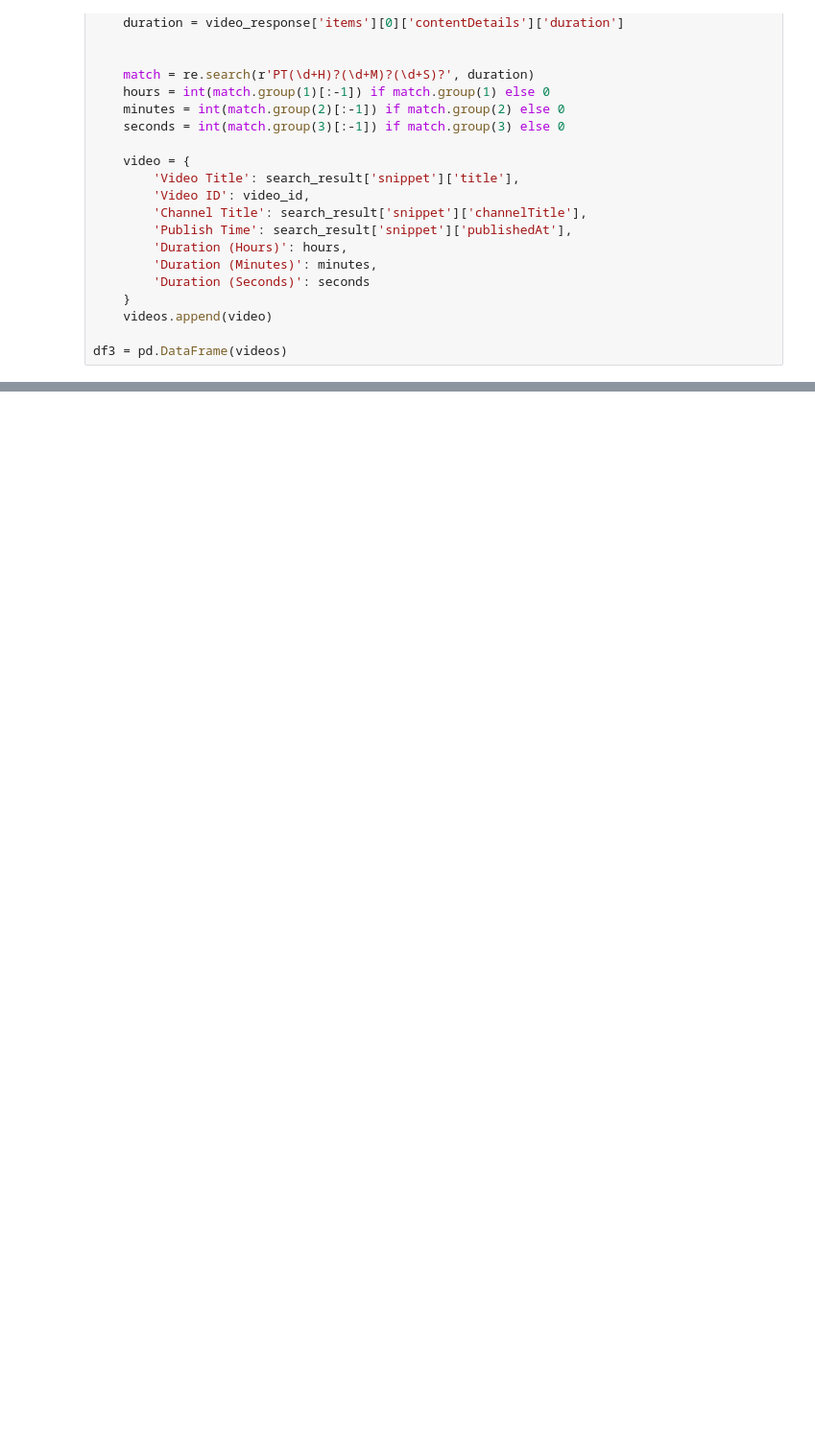
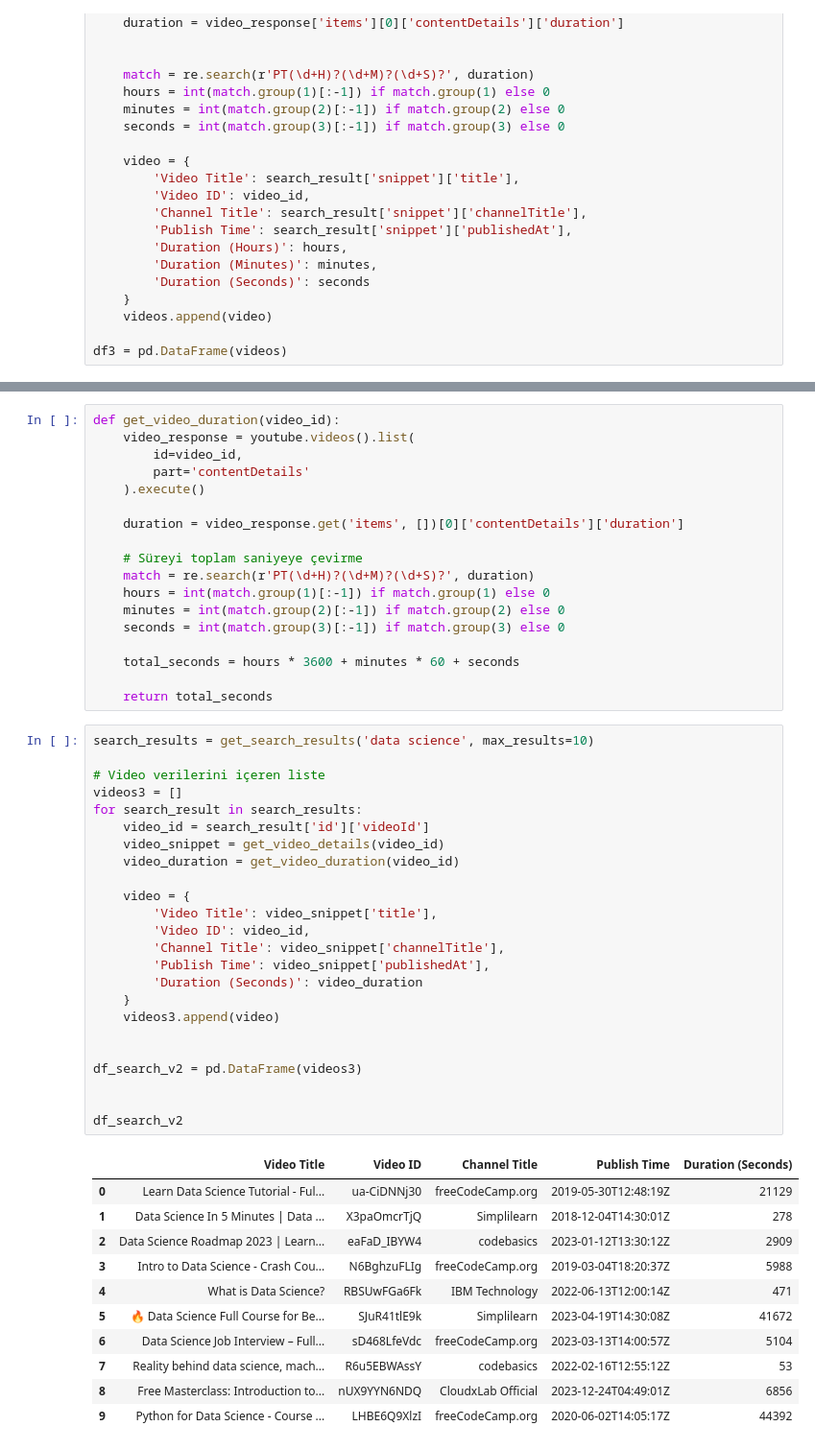
Before and after one commit to zekiye-kart/api-example-project, a Jupyter notebook: youtube-example.ipynb, the cells around one changed output, grey strips where cells are left out. Shown at 96% size. Drawn from its saved outputs; the diff is of its cells as text; blank space fills up the shorter version.

```diff
--- a/youtube-example.ipynb
+++ b/youtube-example.ipynb
@@ -204,0 +273,54 @@ df3
+# %%
+def get_video_duration(video_id):
+    video_response = youtube.videos().list(
+        id=video_id,
+        part='contentDetails'
+    ).execute()
+
+    duration = video_response.get('items', [])[0]['contentDetails']['duration']
+
+    # Süreyi toplam saniyeye çevirme
+    match = re.search(r'PT(\d+H)?(\d+M)?(\d+S)?', duration)
+    hours = int(match.group(1)[:-1]) if match.group(1) else 0
+    minutes = int(match.group(2)[:-1]) if match.group(2) else 0
+    seconds = int(match.group(3)[:-1]) if match.group(3) else 0
+
+    total_seconds = hours * 3600 + minutes * 60 + seconds
+
+    return total_seconds
+# %%
+search_results = get_search_results('data science', max_results=10)
+
+# Video verilerini içeren liste
+videos3 = []
+for search_result in search_results:
+    video_id = search_result['id']['videoId']
+    video_snippet = get_video_details(video_id)
+    video_duration = get_video_duration(video_id)
+
+    video = {
+        'Video Title': video_snippet['title'],
+        'Video ID': video_id,
+        'Channel Title': video_snippet['channelTitle'],
+        'Publish Time': video_snippet['publishedAt'],
+        'Duration (Seconds)': video_duration
+    }
+    videos3.append(video)
+
+
+df_search_v2 = pd.DataFrame(videos3)
+
+
+df_search_v2
+# %% [output]
+|  | Video Title | Video ID | Channel Title | Publish Time | Duration (Seconds) |
+| 0 | Learn Data Science Tutorial - Ful... | ua-CiDNNj30 | freeCodeCamp.org | 2019-05-30T12:48:19Z | 21129 |
+| 1 | Data Science In 5 Minutes | Data ... | X3paOmcrTjQ | Simplilearn | 2018-12-04T14:30:01Z | 278 |
+| 2 | Data Science Roadmap 2023 | Learn... | eaFaD_IBYW4 | codebasics | 2023-01-12T13:30:12Z | 2909 |
+| 3 | Intro to Data Science - Crash Cou... | N6BghzuFLIg | freeCodeCamp.org | 2019-03-04T18:20:37Z | 5988 |
+| 4 | What is Data Science? | RBSUwFGa6Fk | IBM Technology | 2022-06-13T12:00:14Z | 471 |
+| 5 | 🔥 Data Science Full Course for Be... | SJuR41tlE9k | Simplilearn | 2023-04-19T14:30:08Z | 41672 |
+| 6 | Data Science Job Interview – Full... | sD468LfeVdc | freeCodeCamp.org | 2023-03-13T14:00:57Z | 5104 |
+| 7 | Reality behind data science, mach... | R6u5EBWAssY | codebasics | 2022-02-16T12:55:12Z | 53 |
+| 8 | Free Masterclass: Introduction to... | nUX9YYN6NDQ | CloudxLab Official | 2023-12-24T04:49:01Z | 6856 |
+| 9 | Python for Data Science - Course ... | LHBE6Q9XlzI | freeCodeCamp.org | 2020-06-02T14:05:17Z | 44392 |
```
Also changed, not shown: parts of 7 cells of this notebook.
